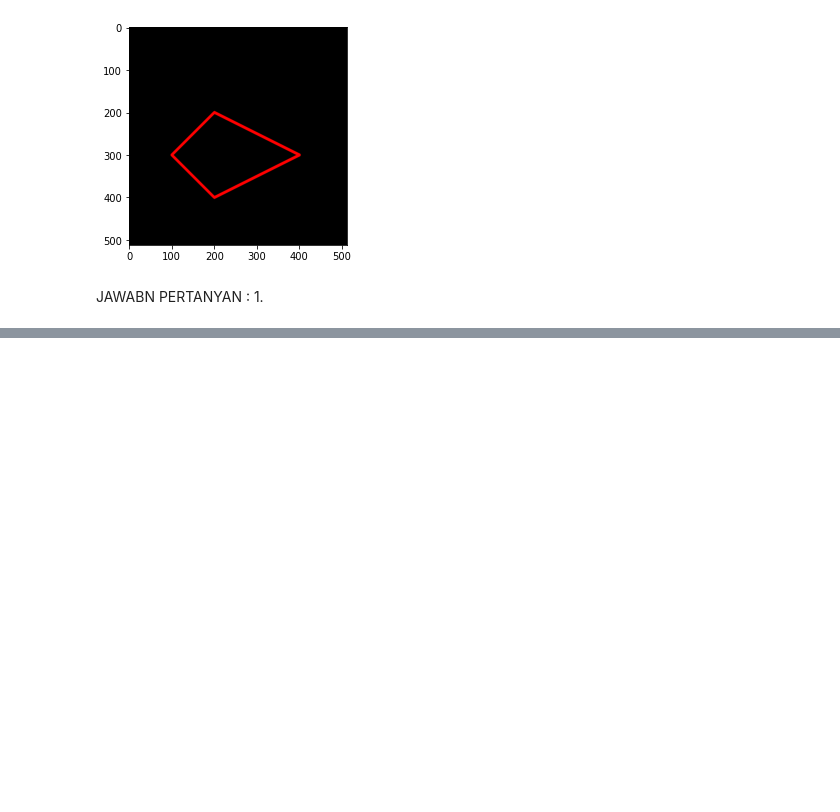
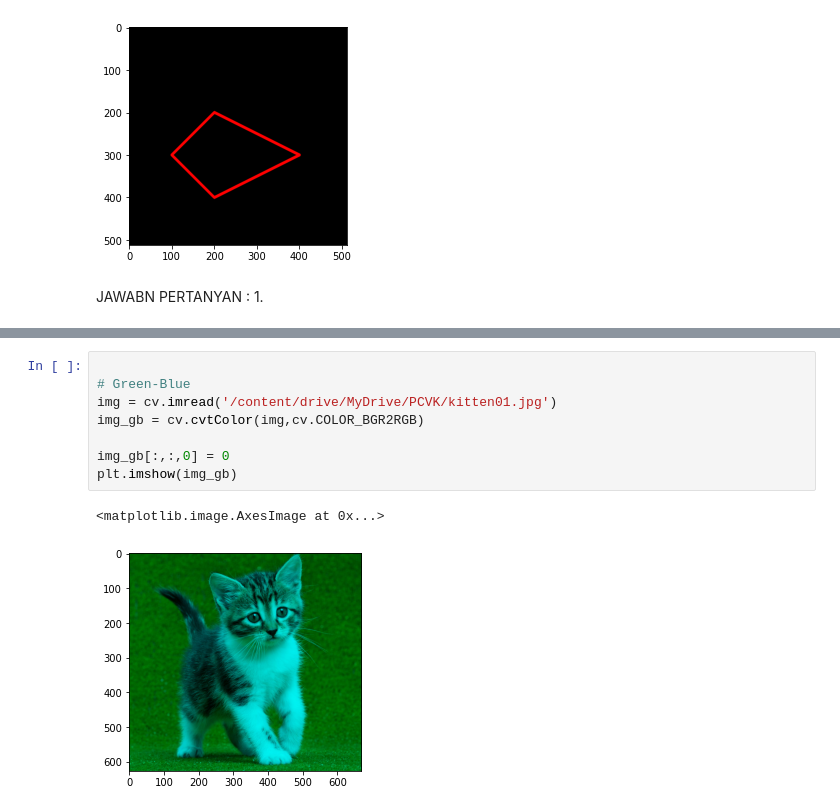
Before and after one commit to ririssilvia/PCVK_matrikulasi_2022, a Jupyter notebook: week02.ipynb, the cells around one changed output, grey strips where cells are left out. Cells and saved outputs as stored; diff of their text form; blank space fills up the shorter version.

```diff
--- a/week02.ipynb
+++ b/week02.ipynb
@@ -133,0 +147,11 @@ JAWABN PERTANYAN :
+# %%
+
+# Green-Blue
+img = cv.imread('/content/drive/MyDrive/PCVK/kitten01.jpg')
+img_gb = cv.cvtColor(img,cv.COLOR_BGR2RGB)
+
+img_gb[:,:,0] = 0
+plt.imshow(img_gb)
+# %% [output]
+<matplotlib.image.AxesImage at 0x...>
+[figure, added]
```
Also changed, not shown: parts of 2 cells of this notebook.
